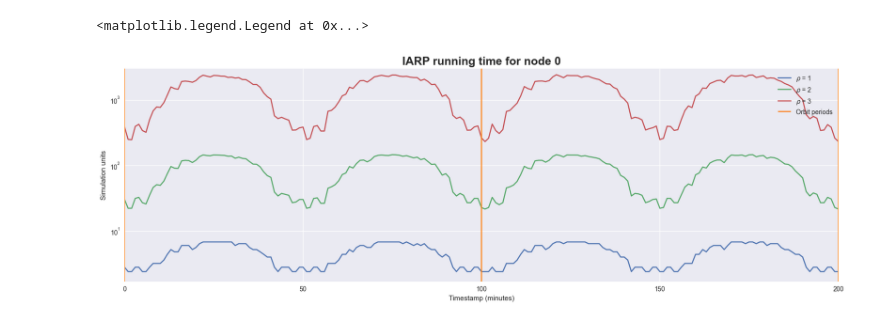
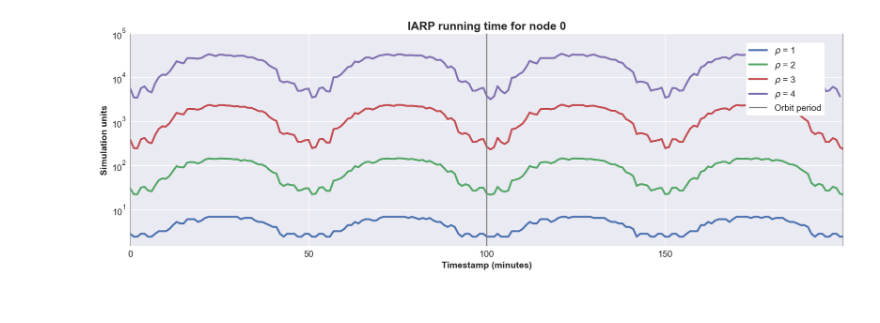
Before and after one commit to mathias-magnusson/Zone-routing-protocol, a Jupyter notebook: plot.ipynb, the cells around one changed output. Drawn from its saved outputs; the diff is of its cells as text; code cells hidden in the pictures.

```diff
--- a/plot.ipynb
+++ b/plot.ipynb
@@ -4,35 +4,44 @@ import pandas as pd
 filepath_1 = "/Users/mathiasmagnusson/Zone-routing-protocol/iarp-test-1.csv"
 filepath_2 = "/Users/mathiasmagnusson/Zone-routing-protocol/iarp-test-2.csv"
 filepath_3 = "/Users/mathiasmagnusson/Zone-routing-protocol/iarp-test-3.csv"
+filepath_4 = "/Users/mathiasmagnusson/Zone-routing-protocol/iarp-test-4.csv"
 
 df1 = pd.read_csv(filepath_1)
 df2 = pd.read_csv(filepath_2)
 df3 = pd.read_csv(filepath_3)
+df4 = pd.read_csv(filepath_4)
 df1 = df1.T
 df2 = df2.T
 df3 = df3.T
+df4 = df4.T
 df1.columns = ["$\u03C1$ = 1"]
 df2.columns = ["$\u03C1$ = 2"]
 df3.columns = ["$\u03C1$ = 3"]
+df4.columns = ["$\u03C1$ = 4"]
 # %%
+## IARP RUNNING TIMES OF p = 1,2,3,4,5
+
 import matplotlib.pyplot as plt
 
 plt.style.use('seaborn-v0_8')
 
 _, ax = plt.subplots(figsize=(20,6))
-df1.plot(ax=ax)
-df2.plot(ax=ax)
-df3.plot(ax=ax)
+df1.plot(ax=ax, linewidth=3)
+df2.plot(ax=ax, linewidth=3)
+df3.plot(ax=ax, linewidth=3)
+df4.plot(ax=ax, linewidth=3)
 
 ax.set_yscale('log')
 
-ax.vlines(range(0, 450, 100), 0, 5000, colors="tab:orange", label='Orbit periods')
-ax.set_ylabel("Simulation units")
-ax.set_xlabel("Timestamp (minutes)")
+ax.vlines(range(0, 450, 100), 0, 100000, colors="tab:gray", label='Orbit period')
+ax.set_ylabel("Simulation units", weight="bold", fontsize=14)
+ax.set_xlabel("Timestamp (minutes)", weight="bold", fontsize=14)
 plt.title("IARP running time for node 0", weight="bold", fontsize=18)
-plt.ylim(0,3000)
+plt.ylim(0,100000)
 plt.xlim(0,200)
-ax.legend(loc='upper right')
+plt.xticks(fontsize=14)
+plt.yticks(fontsize=14)
+
+legend = plt.legend(loc='upper right', bbox_to_anchor=(0.98, 0.98), frameon=True, framealpha=1, facecolor='white', fontsize = 14)
 # %% [output]
-<matplotlib.legend.Legend at 0x...>
-[figure, old version]
+[figure, new version]
```
Also changed, not shown: parts of 2 cells of this notebook, 4 other files.
